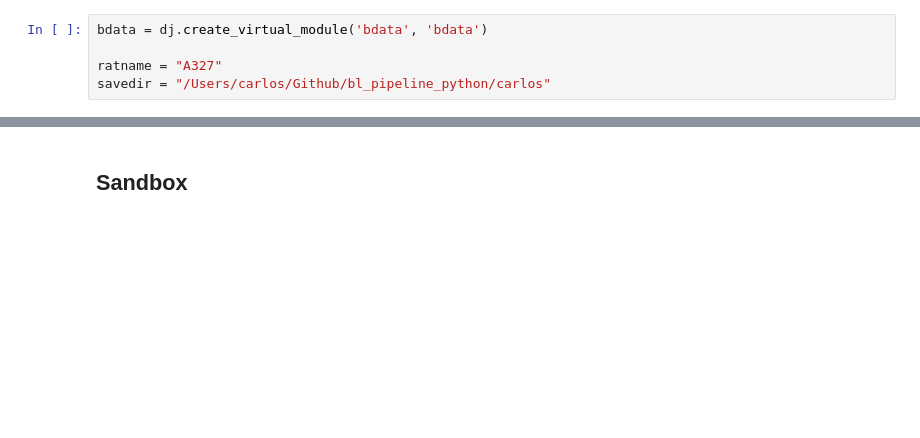
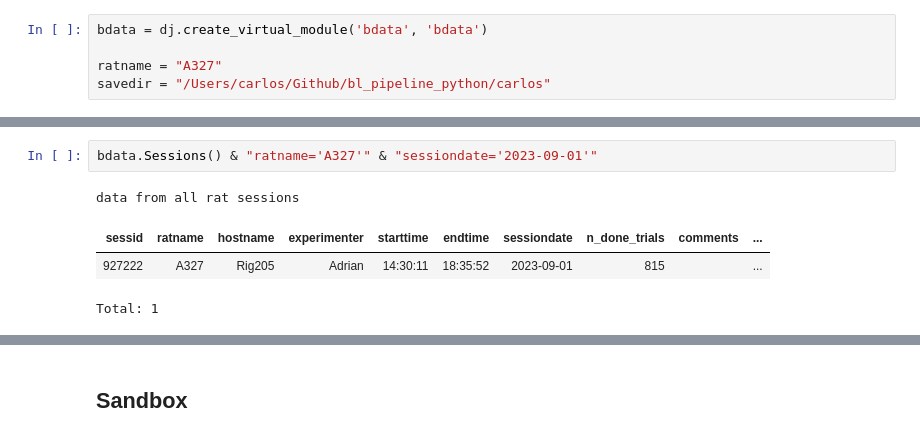
Before and after one commit to Brody-Lab/bl_pipeline_python, a Jupyter notebook: carlos/bdata00_notebook.ipynb, the cells around one changed output, grey strips where cells are left out. Cells and saved outputs as stored; diff of their text form; blank space fills up the shorter version.

```diff
--- a/carlos/bdata00_notebook.ipynb
+++ b/carlos/bdata00_notebook.ipynb
@@ -33,0 +150,7 @@ savedir = "/Users/carlos/Github/bl_pipeline_python/carlos"
+# %%
+bdata.Sessions() & "ratname='A327'" & "sessiondate='2023-09-01'"
+# %% [output]
+data from all rat sessions
+| sessid | ratname | hostname | experimenter | starttime | endtime | sessiondate | n_done_trials | comments | ... |
+| 927222 | A327 | Rig205 | Adrian | 14:30:11 | 18:35:52 | 2023-09-01 | 815 |  | ... |
+Total: 1
```
Also changed, not shown: parts of 44 cells of this notebook, 2 other files.
